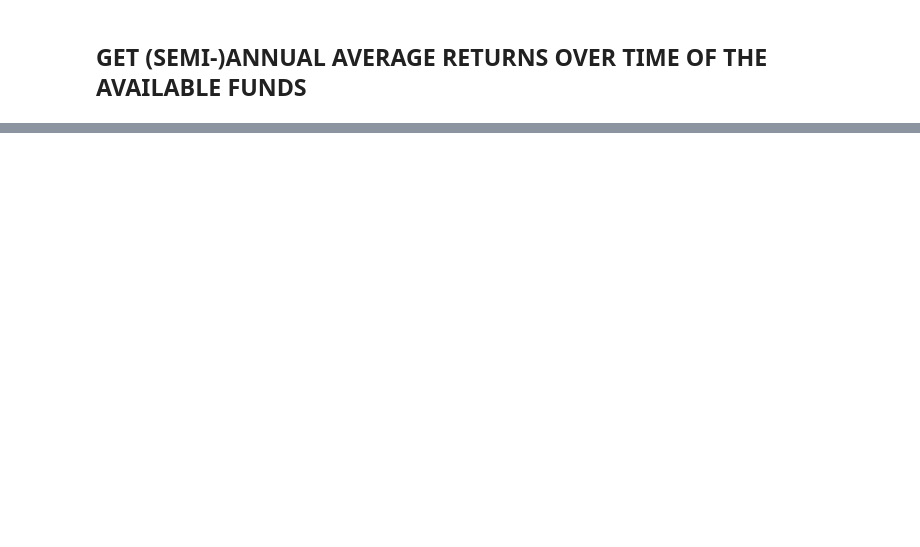
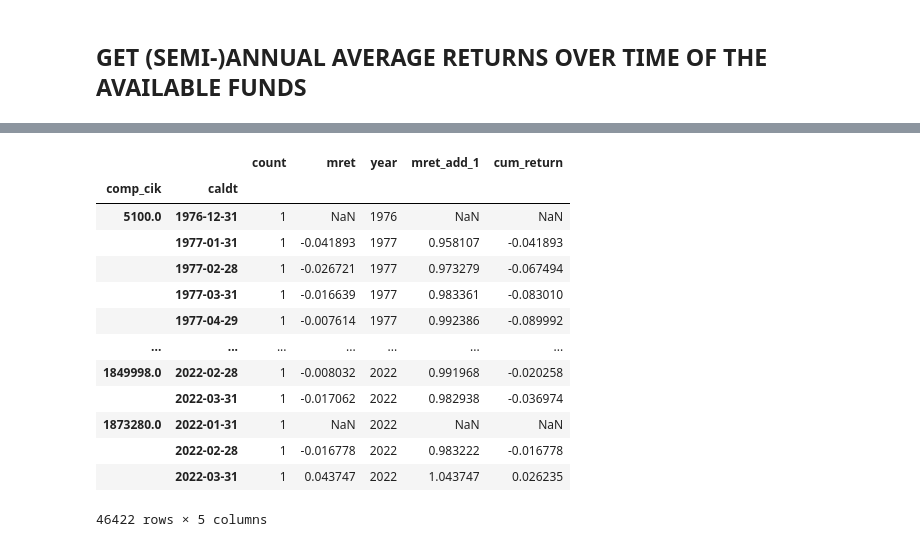
Before and after one commit to etiennebruno/fin-407-mutual-funds, a Jupyter notebook: mutual_funds_deviations/09_fund_performance_per_report.ipynb, the cells around one changed output, grey strips where cells are left out. Drawn from its saved outputs; the diff is of its cells as text; code cells hidden in the pictures; blank space fills up the shorter version.

```diff
--- a/mutual_funds_deviations/09_fund_performance_per_report.ipynb
+++ b/mutual_funds_deviations/09_fund_performance_per_report.ipynb
@@ -13,5 +13,5 @@ import os
 # %%
 # Connection to WRDS
 import wrds
-# db = wrds.Connection(wrds_username='etiennebruno')
-db = wrds.Connection(wrds_username='zadaf')
+db = wrds.Connection(wrds_username='etiennebruno')
+#db = wrds.Connection(wrds_username='zadaf')
@@ -59,23 +95,38 @@ monthly_returns_all_funds
 # %%
 # Create a new dataframe with some statistic and the average return
 monthly_returns_all_funds_avg = monthly_returns_all_funds[['caldt', 'mret', 'comp_cik', 'crsp_fundno']].groupby(by=['comp_cik','caldt']).agg(
     count=('crsp_fundno', 'count'),
     mret=('mret', 'mean'),
 )
 
 monthly_returns_all_funds_avg.sort_values(by=['comp_cik', 'caldt'], inplace=True)
 monthly_returns_all_funds_avg['year'] = pd.to_datetime(monthly_returns_all_funds_avg.index.get_level_values(1))
 monthly_returns_all_funds_avg['year'] = monthly_returns_all_funds_avg['year'].dt.year
 
 # Create temporary column to compute later the cumulative return
 monthly_returns_all_funds_avg['mret_add_1']=monthly_returns_all_funds_avg['mret']+1
 
 # Compite the cumulative return of each CIK number
 monthly_returns_all_funds_avg['cum_return']=monthly_returns_all_funds_avg.groupby(['comp_cik', 'year'])['mret_add_1'].cumprod()-1
 
 # Display dataframe
 display(monthly_returns_all_funds_avg)
-monthly_returns_all_funds_avg.reset_index().to_pickle('funds_returns.pkl')
+monthly_returns_all_funds_avg.reset_index().to_pickle('data/funds_returns.pkl')
+# %% [output]
+|  |  | count | mret | year | mret_add_1 | cum_return |
+| comp_cik | caldt |  |  |  |  |  |
+| 5100.0 | 1976-12-31 | 1 | NaN | 1976 | NaN | NaN |
+|  | 1977-01-31 | 1 | -0.041893 | 1977 | 0.958107 | -0.041893 |
+|  | 1977-02-28 | 1 | -0.026721 | 1977 | 0.973279 | -0.067494 |
+|  | 1977-03-31 | 1 | -0.016639 | 1977 | 0.983361 | -0.083010 |
+|  | 1977-04-29 | 1 | -0.007614 | 1977 | 0.992386 | -0.089992 |
+| ... | ... | ... | ... | ... | ... | ... |
+| 1849998.0 | 2022-02-28 | 1 | -0.008032 | 2022 | 0.991968 | -0.020258 |
+|  | 2022-03-31 | 1 | -0.017062 | 2022 | 0.982938 | -0.036974 |
+| 1873280.0 | 2022-01-31 | 1 | NaN | 2022 | NaN | NaN |
+|  | 2022-02-28 | 1 | -0.016778 | 2022 | 0.983222 | -0.016778 |
+|  | 2022-03-31 | 1 | 0.043747 | 2022 | 1.043747 | 0.026235 |
+46422 rows × 5 columns
 # %%
 # Add specific columns to the aggregated dataframe
 # in order to be able to merge it with the df containing the filings
```
Also changed, not shown: parts of 5 cells of this notebook, 9 other files.
